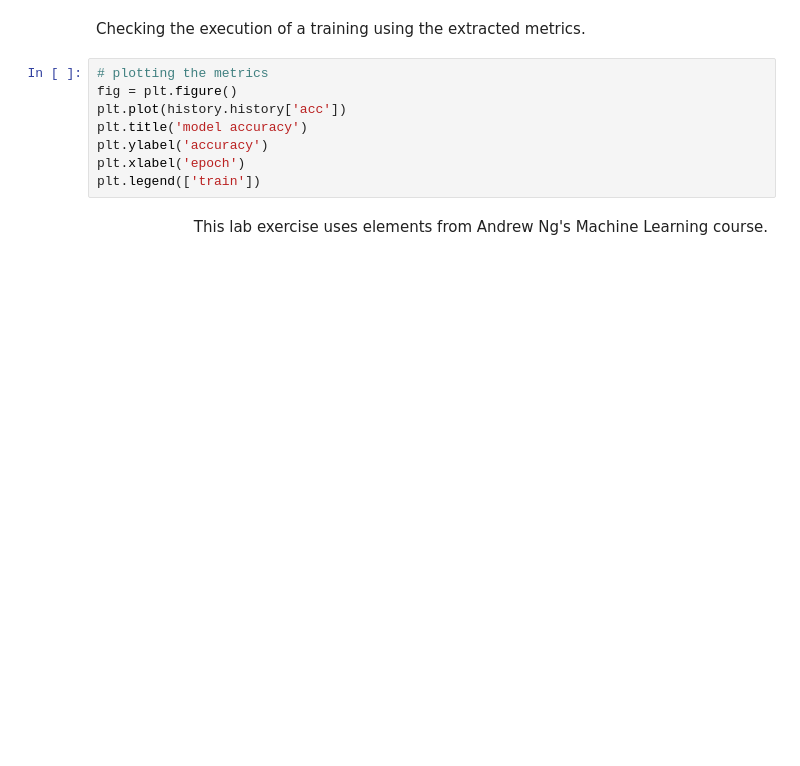
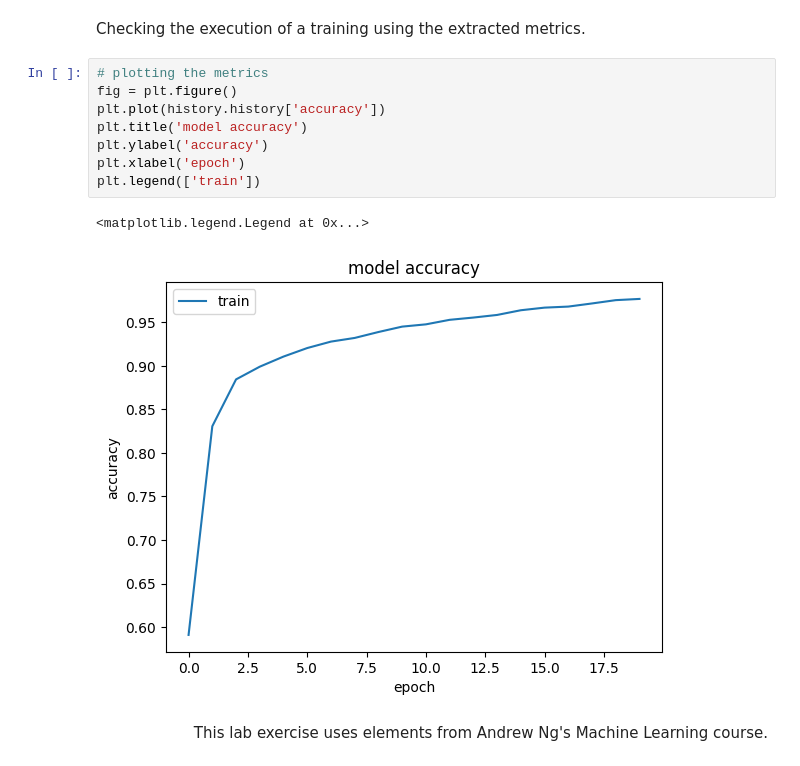
Before and after one commit to hubaycsenge/Methods_and_Tools, a Jupyter notebook: Practice_9/Solutions/L07 - Neural Networks Train_solved.ipynb, the cells around one changed output. Drawn from its saved outputs; the diff is of its cells as text; blank space fills up the shorter version.

```diff
--- a/Practice_9/Solutions/L07 - Neural Networks Train_solved.ipynb
+++ b/Practice_9/Solutions/L07 - Neural Networks Train_solved.ipynb
@@ -539,10 +549,13 @@ Checking the execution of a training using the extracted metrics.
 # %%
 # plotting the metrics
 fig = plt.figure()
-plt.plot(history.history['acc'])
+plt.plot(history.history['accuracy'])
 plt.title('model accuracy')
 plt.ylabel('accuracy')
 plt.xlabel('epoch')
 plt.legend(['train'])
+# %% [output]
+<matplotlib.legend.Legend at 0x...>
+[figure, added]
 # %% [markdown]
 <div style="text-align: right">This lab exercise uses elements from Andrew Ng's Machine Learning course.</div>
```
Also changed, not shown: parts of 6 cells of this notebook, 1 other file.
